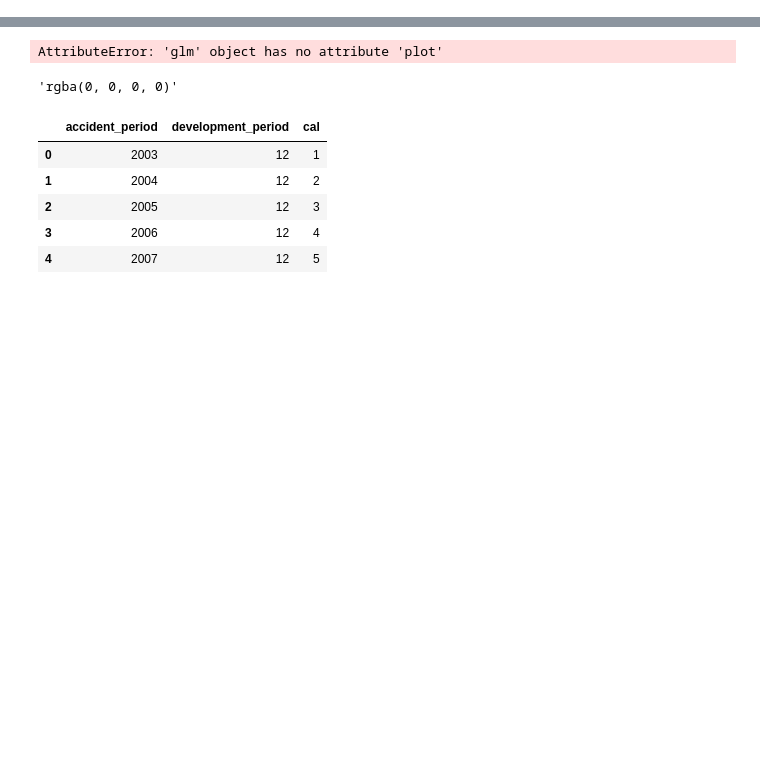
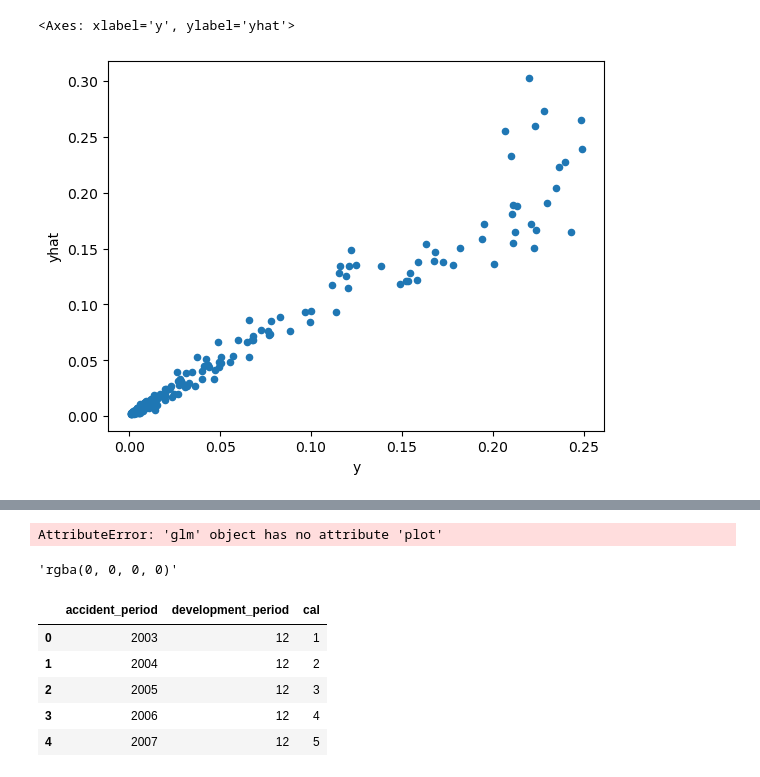
Before and after one commit to rocky-reserving/rocky, a Jupyter notebook: rocky-app/src/glm_model.ipynb, the cells around one changed output, grey strips where cells are left out. Cells and saved outputs as stored; diff of their text form; code cells hidden in the pictures; blank space fills up the shorter version.

```diff
--- a/rocky-app/src/glm_model.ipynb
+++ b/rocky-app/src/glm_model.ipynb
@@ -40,0 +106,8 @@ AttributeError: 'Plot' object has no attribute 'residual'
+# %%
+pd.DataFrame({
+    'yhat':r.BaseGLM.Predict()
+    , 'y': r.BaseGLM.GetY()
+}).plot(kind='scatter', x='y', y='yhat')
+# %% [output]
+<Axes: xlabel='y', ylabel='yhat'>
+[figure, added]
```
Also changed, not shown: parts of 8 cells of this notebook, 5 other files.
